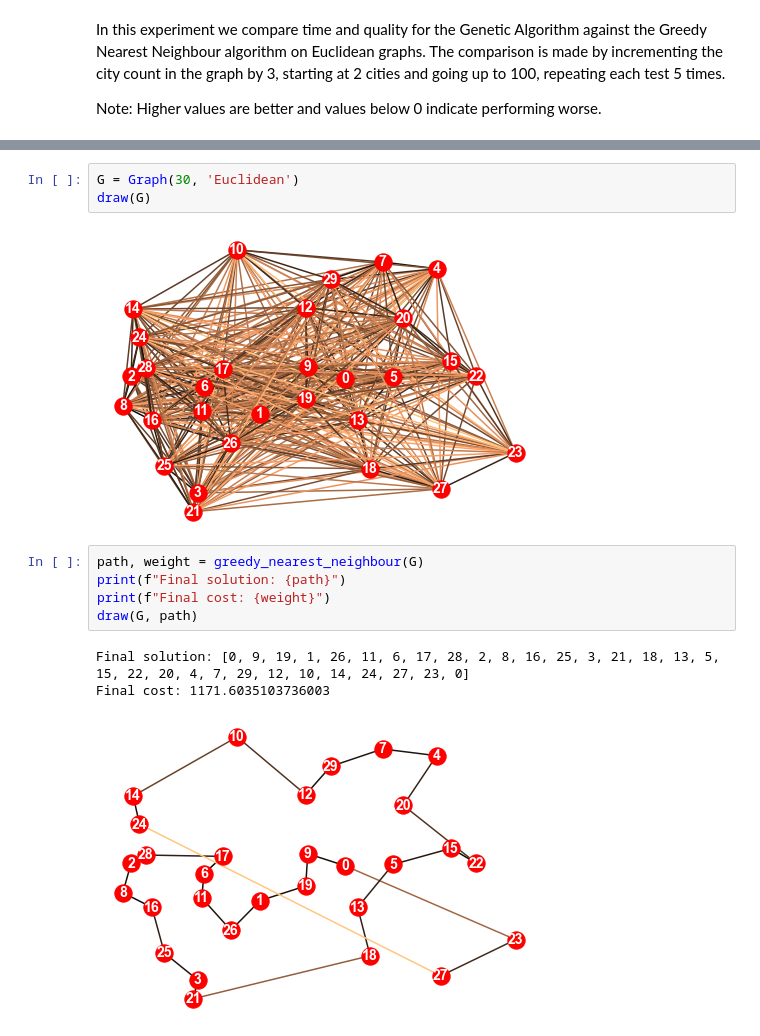
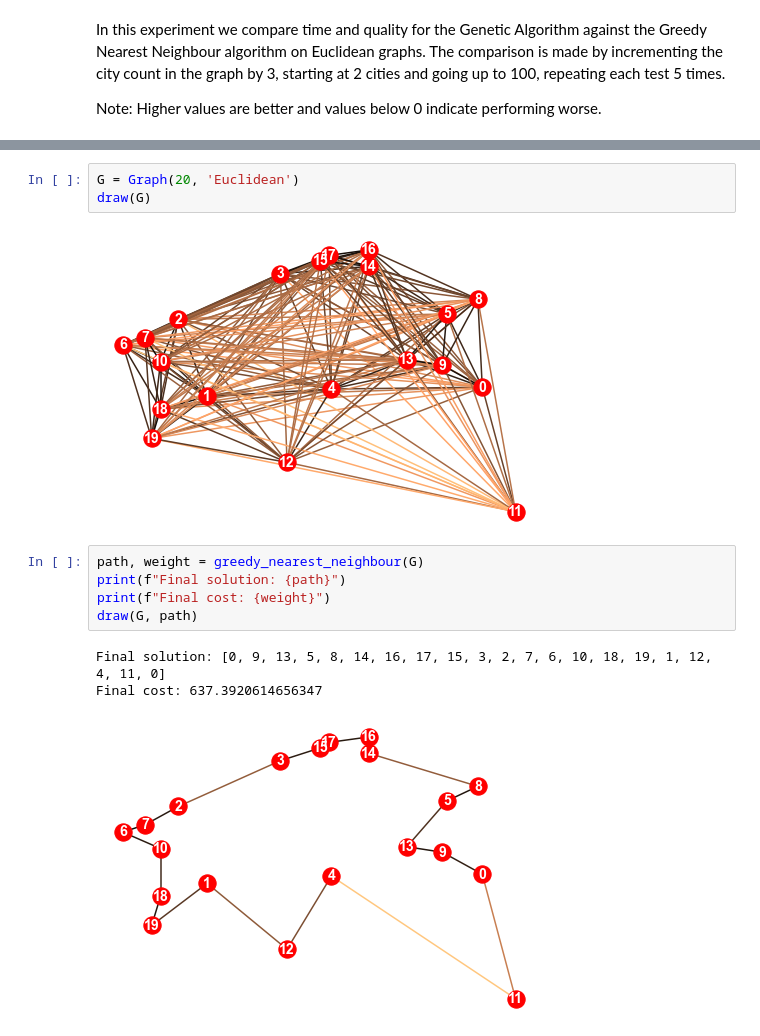
Before and after one commit to danielj0nes/metaheuristics, a Jupyter notebook: Template.ipynb, the cells around one changed output, grey strips where cells are left out. Drawn from its saved outputs; the diff is of its cells as text.

```diff
--- a/Template.ipynb
+++ b/Template.ipynb
@@ -833,16 +870,16 @@ graph_results(comparison_results)
 # %%
-G = Graph(30, 'Euclidean')
+G = Graph(20, 'Euclidean')
 draw(G)
 # %% [output]
-[figure, old version]
+[figure, new version]
 # %%
 path, weight = greedy_nearest_neighbour(G)
 print(f"Final solution: {path}")
 print(f"Final cost: {weight}")
 draw(G, path)
 # %% [output]
-Final solution: [0, 9, 19, 1, 26, 11, 6, 17, 28, 2, 8, 16, 25, 3, 21, 18, 13, 5, 15, 22, 20, 4, 7, 29, 12, 10, 14, 24, 27, 23, 0]
-Final cost: 1171.6035103736003
+Final solution: [0, 9, 13, 5, 8, 14, 16, 17, 15, 3, 2, 7, 6, 10, 18, 19, 1, 12, 4, 11, 0]
+Final cost: 637.3920614656347
-[figure, old version]
+[figure, new version]
 # %%
 ga = GA(P=100, verbose=False)
```
Also changed, not shown: parts of 9 cells of this notebook.
